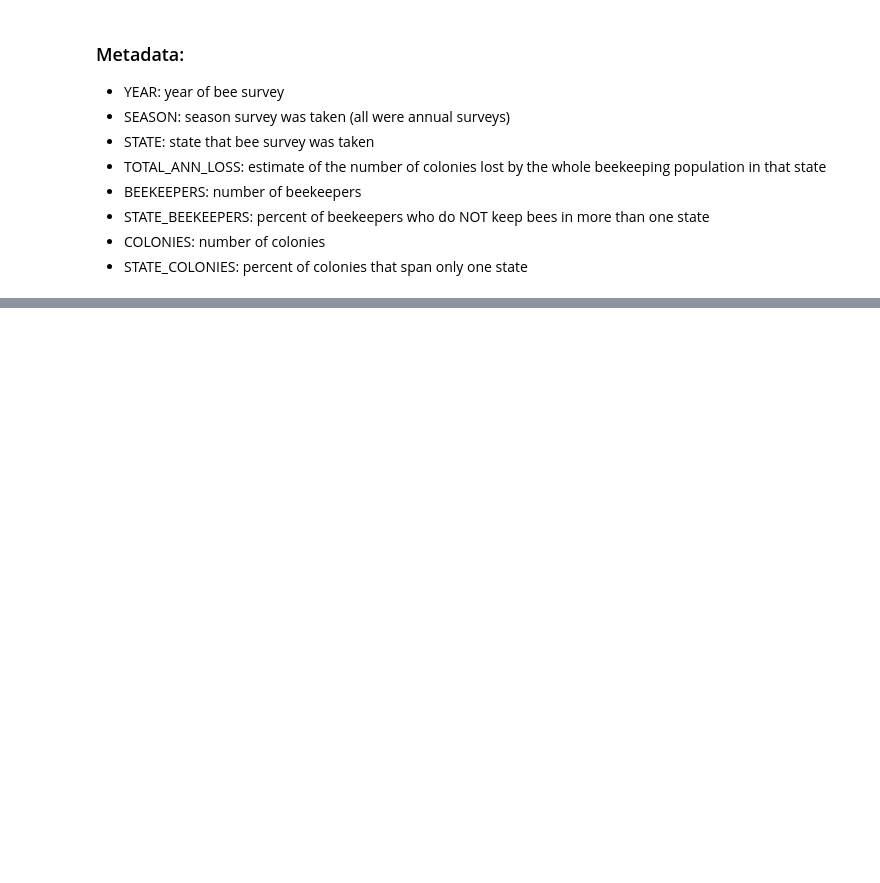
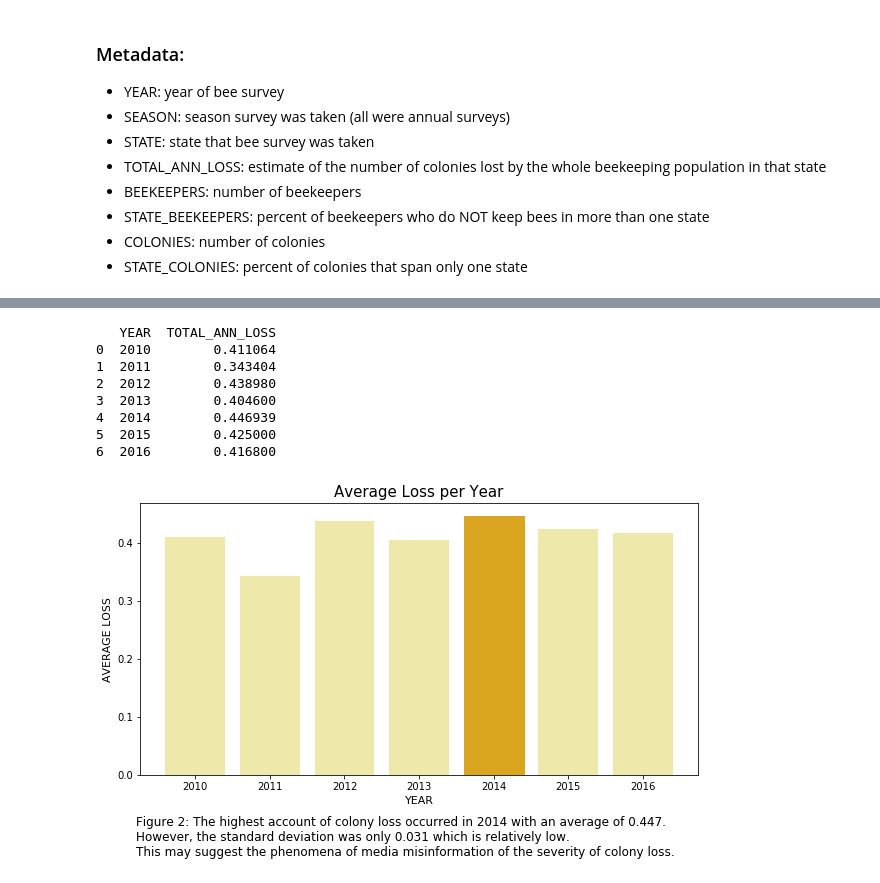
Before and after one commit to HannahHChu/thinkful, a Jupyter notebook: Unit_4/Capstone_Bee_loss.ipynb, the cells around one changed output, grey strips where cells are left out. Cells and saved outputs as stored; diff of their text form; code cells hidden in the pictures; blank space fills up the shorter version.

```diff
--- a/Unit_4/Capstone_Bee_loss.ipynb
+++ b/Unit_4/Capstone_Bee_loss.ipynb
@@ -161,0 +90,31 @@ AttributeError: 'list' object has no attribute 'split'
+# %%
+# Year with most loss
+df_yr=df1.groupby('YEAR').mean()['TOTAL_ANN_LOSS'].reset_index()
+yr_=df_yr['YEAR']
+tal=df_yr['TOTAL_ANN_LOSS']
+maxx=max(tal)
+
+print(df_yr)
+
+plt.figure(figsize=(10, 5))
+b=plt.bar(yr_, tal, alpha=1, color='palegoldenrod')
+b[4].set_color('goldenrod')
+plt.xlabel('YEAR', size=11)
+plt.ylabel('AVERAGE LOSS', size=11)
+plt.title('Average Loss per Year', size=15)
+
+##Add figure caption
+txt='Figure 2: The highest account of colony loss occurred in 2014 with an average of 0.447.\n However, the standard deviation was only 0.031 which is relatively low. \n This may suggest the phenomena of media misinformation of the severity of colony loss.'
+plt.figtext(0.12, -.1, txt, wrap=True, horizontalalignment='left', fontsize=12)
+
+plt.show()
+# %% [output]
+   YEAR  TOTAL_ANN_LOSS
+0  2010        0.411064
+1  2011        0.343404
+2  2012        0.438980
+3  2013        0.404600
+4  2014        0.446939
+5  2015        0.425000
+6  2016        0.416800
+[figure, added]
```
Also changed, not shown: parts of 19 cells of this notebook, 13 other files.
